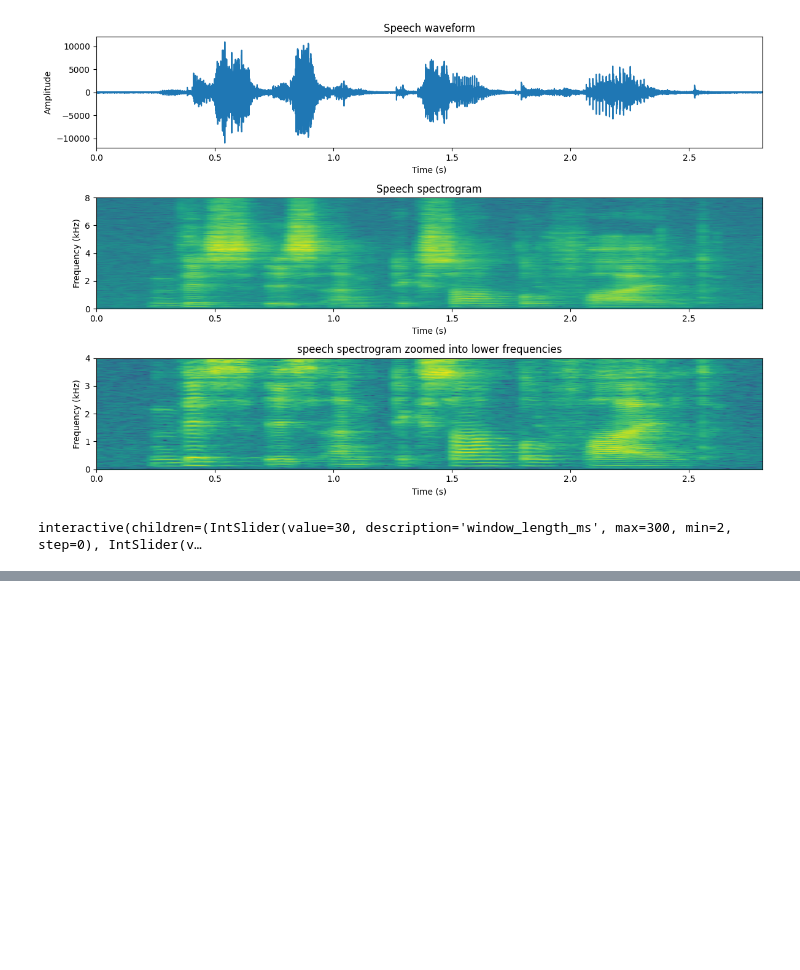
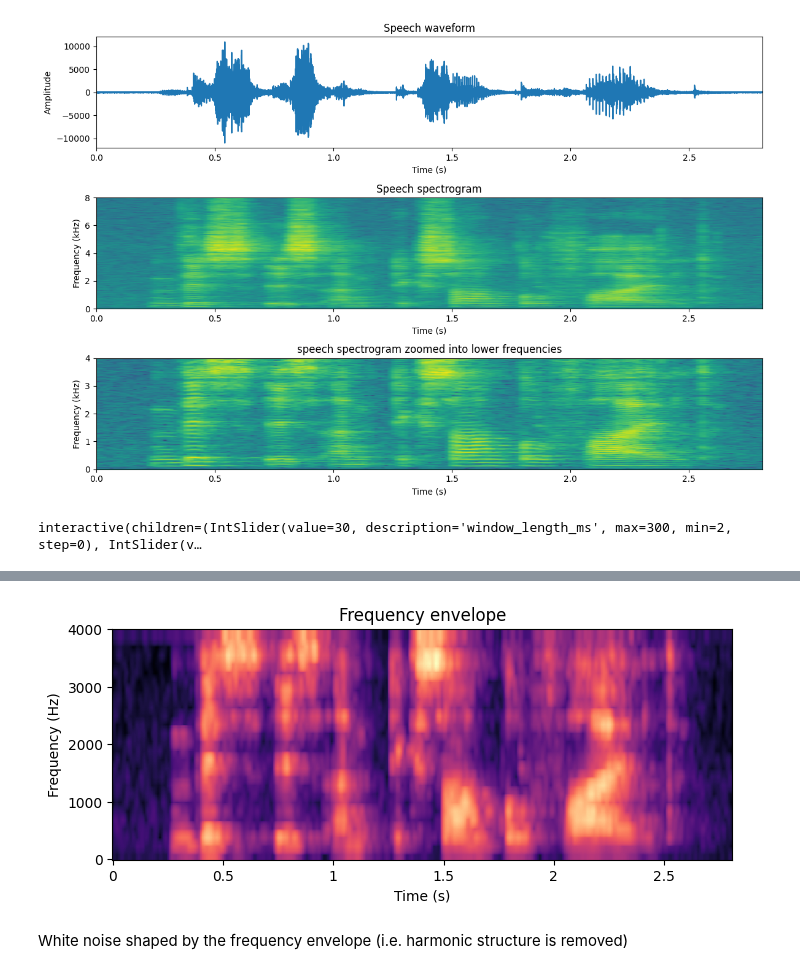
Before and after one commit to HeigatVu/practice-speech-processing, a Jupyter notebook: speech-representations/spectrogram-stft.ipynb, the cells around one changed output, grey strips where cells are left out. Saved outputs shown, nothing was run; the diff lists cells and outputs as text; code cells hidden in the pictures; blank space fills up the shorter version.

```diff
--- a/speech-representations/spectrogram-stft.ipynb
+++ b/speech-representations/spectrogram-stft.ipynb
@@ -287,0 +334,16 @@ window_hop = window_hop_ms*fs//1000
+# %%
+# Keep formants
+
+fix, ax = plt.subplots(nrows=1, ncols=1, sharex=True, figsize=(8, 3))
+D = librosa.amplitude_to_db(np.abs(speechEnvelope), ref=np.max)
+img = librosa.display.specshow(D, y_axis="linear", x_axis="time", sr=fs, hop_length=window_hop)
+plt.title("Frequency envelope")
+plt.xlabel("Time (s)")
+plt.ylabel("Frequency (Hz)")
+plt.show()
+
+ipd.display(ipd.HTML("White noise shaped by the frequency envelope (i.e. harmonic structure is removed)"))
+ipd.display(ipd.Audio(speech_frequency_envelope, rate=fs))
+# %% [output]
+[figure, added]
+White noise shaped by the frequency envelope (i.e. harmonic structure is removed)
```
Also changed, not shown: parts of 11 cells of this notebook, 3 other files.
